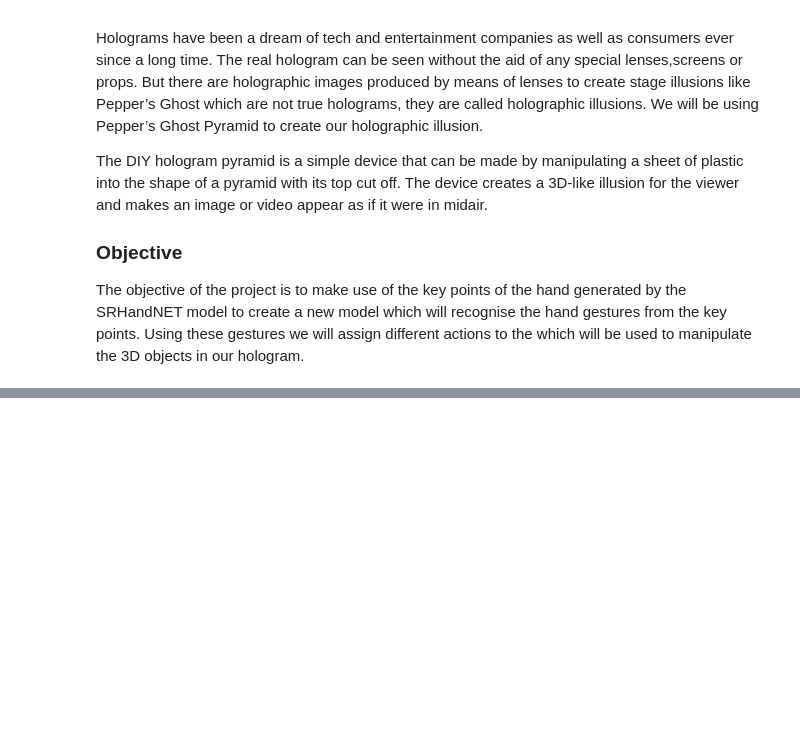
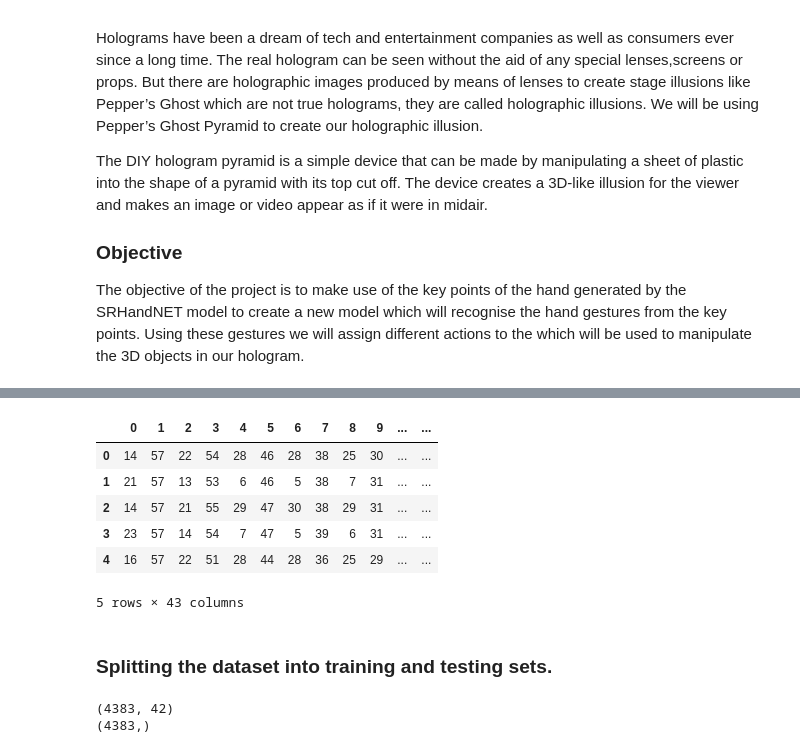
Before and after one commit to stacks13/InteractiveHologram, a Jupyter notebook: InteractiveHologram.ipynb, the cells around one changed output, grey strips where cells are left out. Drawn from its saved outputs; the diff is of its cells as text; code cells hidden in the pictures; blank space fills up the shorter version.

```diff
--- a/InteractiveHologram.ipynb
+++ b/InteractiveHologram.ipynb
@@ -454,0 +502,4 @@ sio1.disconnect()
+# %%
+dataset = []
+for i in labels:
+    dataset.extend(json.loads(open('data/{}.json'.format(i)).read()))
@@ -454,0 +508,6 @@ sio1.disconnect()
+# %%
+X = []
+Y = []
+for i in dataset:
+    X.append(i['flattened'])
+    Y.append(i['label'])
@@ -454,0 +528,24 @@ sio1.disconnect()
+# %%
+X = pd.DataFrame(X)
+Y = pd.DataFrame(Y, columns=['labels'])
+df = pd.concat([X, Y], axis=1)
+df.head()
+# %% [output]
+|  | 0 | 1 | 2 | 3 | 4 | 5 | 6 | 7 | 8 | 9 | ... | ... |
+| 0 | 14 | 57 | 22 | 54 | 28 | 46 | 28 | 38 | 25 | 30 | ... | ... |
+| 1 | 21 | 57 | 13 | 53 | 6 | 46 | 5 | 38 | 7 | 31 | ... | ... |
+| 2 | 14 | 57 | 21 | 55 | 29 | 47 | 30 | 38 | 29 | 31 | ... | ... |
+| 3 | 23 | 57 | 14 | 54 | 7 | 47 | 5 | 39 | 6 | 31 | ... | ... |
+| 4 | 16 | 57 | 22 | 51 | 28 | 44 | 28 | 36 | 25 | 29 | ... | ... |
+5 rows × 43 columns
+# %% [markdown]
+### Splitting the dataset into training and testing sets.
+# %%
+(X_train, X_test, Y_train, Y_test) = train_test_split(X, Y, test_size=0.2, random_state=20)
+Y_train_ = np.array([labels.index(i[0]) for i in Y_train.values])
+Y_test_ = np.array([labels.index(i[0]) for i in Y_test.values])
+print(X_train.shape)
+print(Y_train_.shape)
+# %% [output]
+(4383, 42)
+(4383,)
```
Also changed, not shown: parts of 54 cells of this notebook, 3 other files.
